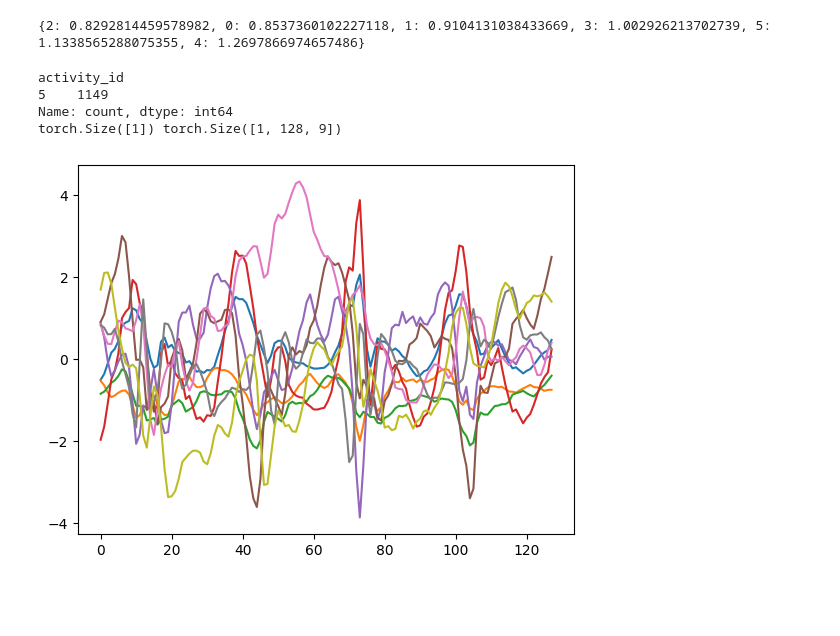
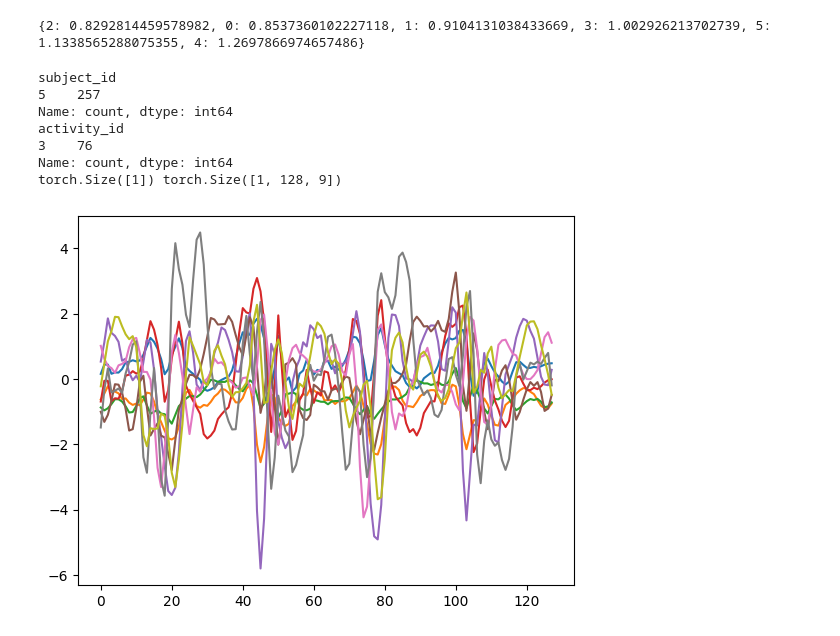
Before and after one commit to tk-king/har-datasets, a Jupyter notebook: notebooks/test_sampler.ipynb, the cells around one changed output. Cells and saved outputs as stored; diff of their text form; code cells hidden in the pictures; blank space fills up the shorter version.

Commit message:
add subject filtering to sampler

```diff
--- a/notebooks/test_sampler.ipynb
+++ b/notebooks/test_sampler.ipynb
@@ -34,14 +34,17 @@ print(weights)
 # %% [output]
 {2: 0.8292814459578982, 0: 0.8537360102227118, 1: 0.9104131038433669, 3: 1.002926213702739, 5: 1.1338565288075355, 4: 1.2697866974657486}
 # %%
-y, x = sampler.sample(1, sampler.train_indices, activity_id=5, seed=None)
+y, x = sampler.sample(1, sampler.train_indices, subject_id=5, activity_id=3, seed=None)
 print(y.shape, x.shape)
 
 plt.plot(x[0])
 plt.show()
 # %% [output]
+subject_id
+5    257
+Name: count, dtype: int64
 activity_id
-5    1149
+3    76
 Name: count, dtype: int64
 torch.Size([1]) torch.Size([1, 128, 9])
-[figure, old version]
+[figure, new version]
```
Also changed, not shown: parts of 1 cell of this notebook, 1 other file.
